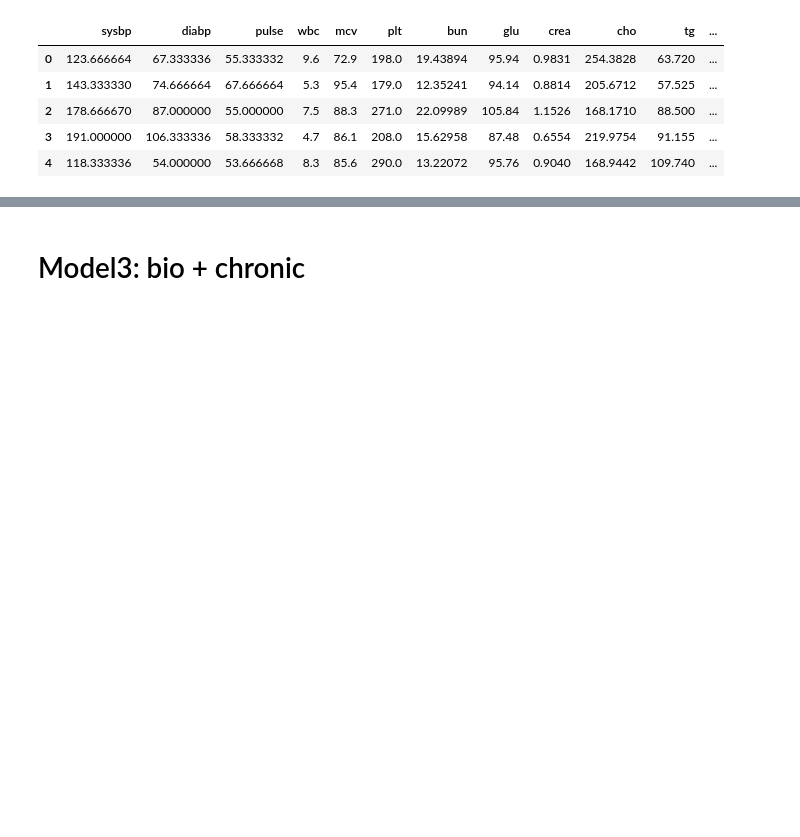
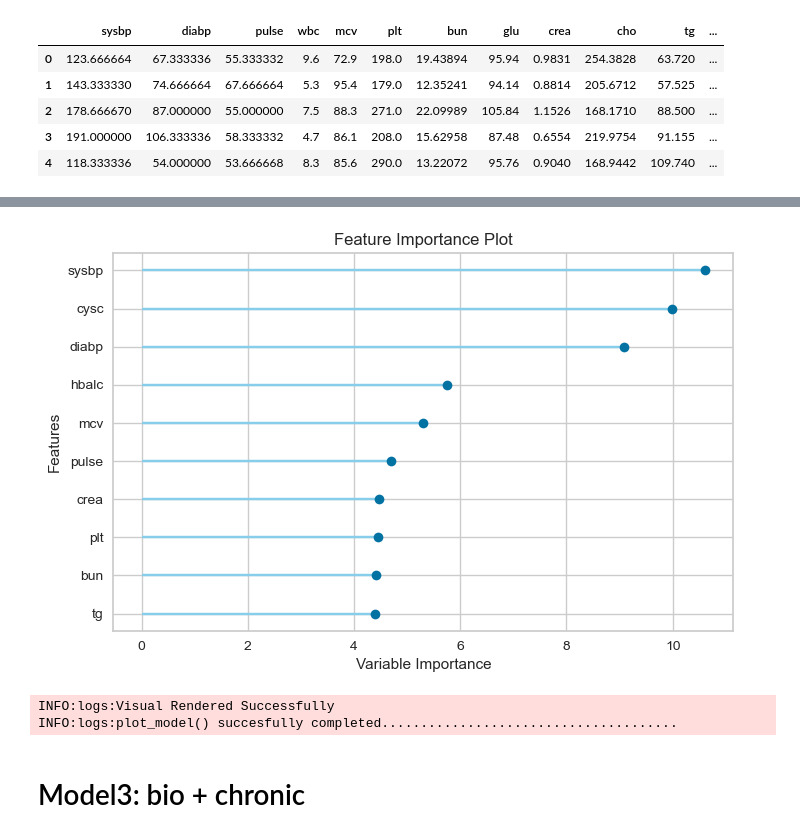
Before and after one commit to FoeinLove/DKU, a Jupyter notebook: task.ipynb, the cells around one changed output, grey strips where cells are left out. Drawn from its saved outputs; the diff is of its cells as text; code cells hidden in the pictures; blank space fills up the shorter version.

```diff
--- a/task.ipynb
+++ b/task.ipynb
@@ -264,0 +252,2 @@ IntProgress(value=0, description='Processing: ', max=255)
+# %%
+boosted_dt = ensemble_model(catboost, method = 'Boosting')
@@ -265,3 +301,9 @@ IntProgress(value=0, description='Processing: ', max=255)
+# %%
+plot_model(boosted_dt,'feature')
+# %% [output]
+[figure, added]
+INFO:logs:Visual Rendered Successfully
+INFO:logs:plot_model() succesfully completed......................................
 # %% [markdown]
 # Model3: bio + chronic
 # %% [markdown]
```
Also changed, not shown: parts of 13 cells of this notebook.
